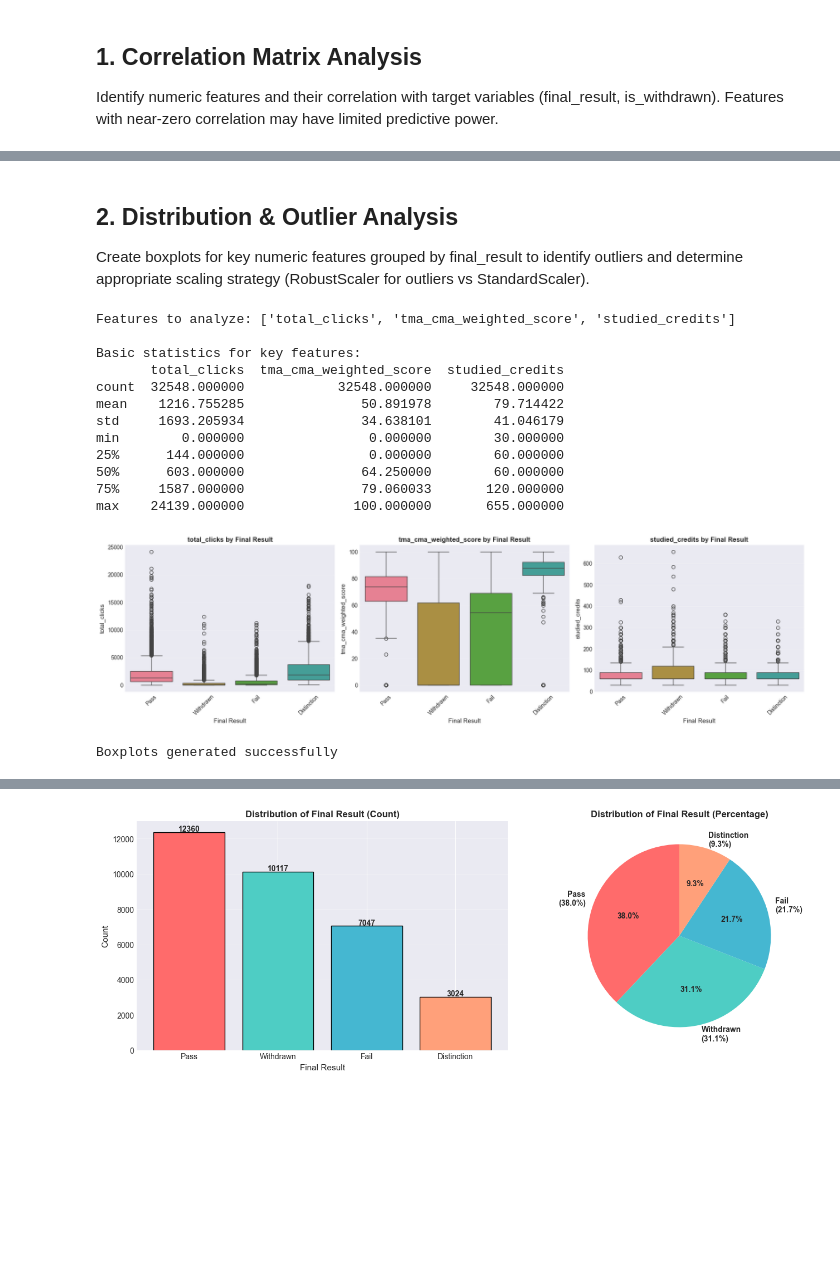
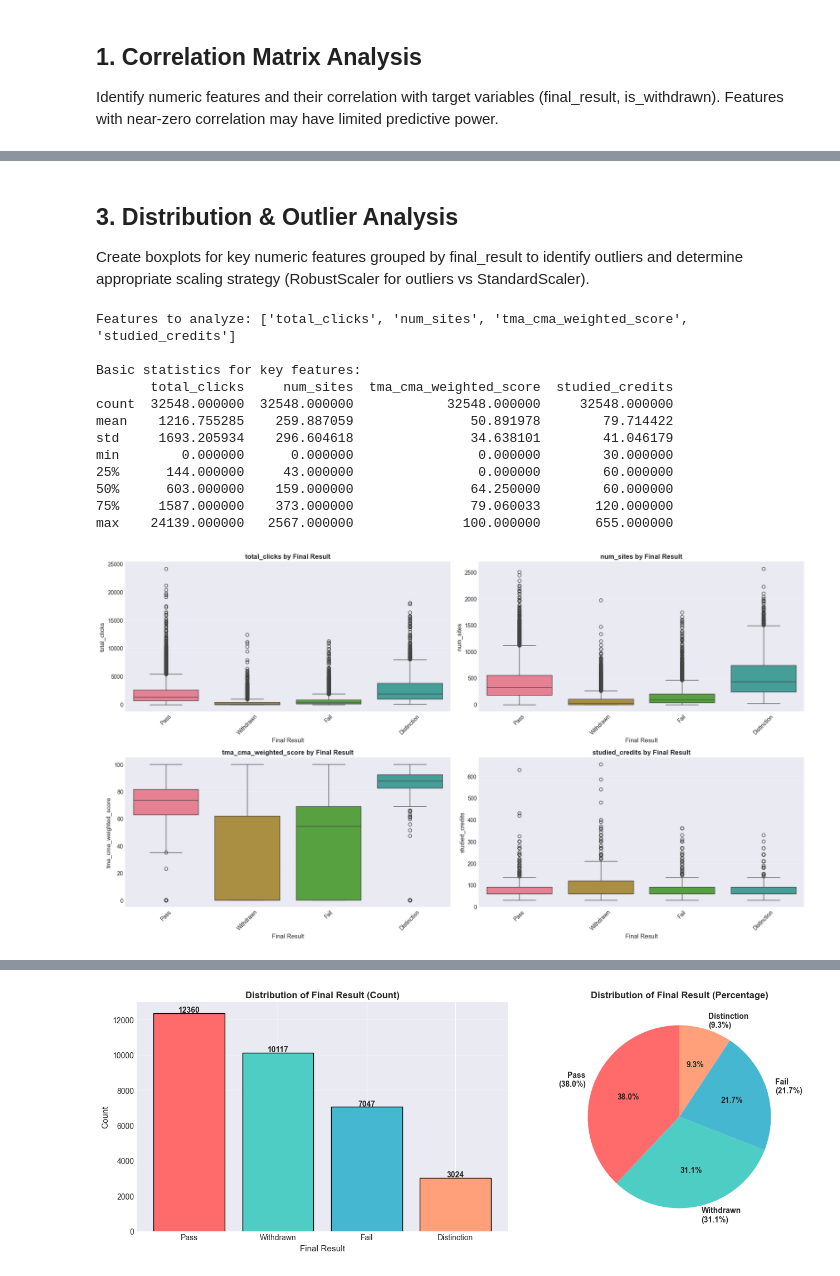
Before and after one commit to Lithika-Ramesh/data-mining, a Jupyter notebook: analysis/eda_visualizations.ipynb, the cells around one changed output, grey strips where cells are left out. Drawn from its saved outputs; the diff is of its cells as text; code cells hidden in the pictures; blank space fills up the shorter version.

```diff
--- a/analysis/eda_visualizations.ipynb
+++ b/analysis/eda_visualizations.ipynb
@@ -213,0 +187,16 @@ Name: is_withdrawn, dtype: float64
+# %%
+# Set known and target features
+known_features = [col for col in df_numeric.columns if col not in ['final_result', 'is_withdrawn']]
+target_final = 'final_result'
+target_withdrawn = 'is_withdrawn'
+
+# Dropping date_unregistered, contains NaN values
+known_features.remove('date_unregistration')
+mutual_info_target_final = mutual_info_regression(df_numeric[known_features], df_numeric[target_final])
+
+# Display mutual information results
+print("="*80)
+print("MUTUAL INFORMATION WITH TARGET VARIABLES: final_result")
+print("\nMutual Information with final_result:")
+for feature, mi in zip(known_features, mutual_info_target_final):
+    print(f"{feature}: {mi:.4f}")
@@ -214,56 +264,61 @@ Name: is_withdrawn, dtype: float64
 # %% [markdown]
-## 2. Distribution & Outlier Analysis
+## 3. Distribution & Outlier Analysis
 
 Create boxplots for key numeric features grouped by final_result to identify outliers and determine appropriate scaling strategy (RobustScaler for outliers vs StandardScaler).
 # %%
 # Key features to analyze
-features_to_analyze = ['total_clicks', 'tma_cma_weighted_score', 'studied_credits']
+features_to_analyze = ['total_clicks', 'num_sites', 'tma_cma_weighted_score', 'studied_credits']
 features_present = [col for col in features_to_analyze if col in df.columns]
 
 print(f"Features to analyze: {features_present}")
 print(f"\nBasic statistics for key features:")
 print(df[features_present].describe())
 # %% [output]
-Features to analyze: ['total_clicks', 'tma_cma_weighted_score', 'studied_credits']
+Features to analyze: ['total_clicks', 'num_sites', 'tma_cma_weighted_score', 'studied_credits']
 
 Basic statistics for key features:
-       total_clicks  tma_cma_weighted_score  studied_credits
-count  32548.000000            32548.000000     32548.000000
-mean    1216.755285               50.891978        79.714422
-std     1693.205934               34.638101        41.046179
-min        0.000000                0.000000        30.000000
-25%      144.000000                0.000000        60.000000
-50%      603.000000               64.250000        60.000000
-75%     1587.000000               79.060033       120.000000
-max    24139.000000              100.000000       655.000000
+       total_clicks     num_sites  tma_cma_weighted_score  studied_credits
+count  32548.000000  32548.000000            32548.000000     32548.000000
+mean    1216.755285    259.887059               50.891978        79.714422
+std     1693.205934    296.604618               34.638101        41.046179
+min        0.000000      0.000000                0.000000        30.000000
+25%      144.000000     43.000000                0.000000        60.000000
+50%      603.000000    159.000000               64.250000        60.000000
+75%     1587.000000    373.000000               79.060033       120.000000
+max    24139.000000   2567.000000              100.000000       655.000000
 # %%
 # Create boxplots grouped by final_result
-fig, axes = plt.subplots(1, 3, figsize=(18, 5))
+# Adjusted figsize to (18, 10) because 2x2 plots need more height than 5
+fig, axes = plt.subplots(2, 2, figsize=(18, 10))
+
+# The Magic Fix: Flatten the 2D array into 1D
+axes_flat = axes.flatten()
 
 for idx, feature in enumerate(features_present):
     sns.boxplot(
         data=df,
         x='final_result',
         y=feature,
-        ax=axes[idx],
+        ax=axes_flat[idx], # Pass the flattened index
         hue='final_result',
         legend=False
     )
-    axes[idx].set_title(f'{feature} by Final Result', fontsize=12, fontweight='bold')
-    axes[idx].set_xlabel('Final Result', fontsize=11)
-    axes[idx].set_ylabel(feature, fontsize=11)
-    axes[idx].grid(axis='y', alpha=0.3)
+    axes_flat[idx].set_title(f'{feature} by Final Result', fontsize=12, fontweight='bold')
+    axes_flat[idx].set_xlabel('Final Result', fontsize=11)
+    axes_flat[idx].set_ylabel(feature, fontsize=11)
+    axes_flat[idx].grid(axis='y', alpha=0.3)
 
-    # Rotate x labels if needed
-    axes[idx].tick_params(axis='x', rotation=45)
+    # Rotate x labels for better readability
+    axes_flat[idx].tick_params(axis='x', rotation=45)
+
+# Clean up any empty subplots if features_present < 4
+for i in range(len(features_present), len(axes_flat)):
+    fig.delaxes(axes_flat[i])
 
 plt.tight_layout()
 plt.show()
-
-print("Boxplots generated successfully")
 # %% [output]
-[figure, old version]
+[figure, new version]
-Boxplots generated successfully
 # %%
 # Detailed outlier analysis
 print("="*80)
```
Also changed, not shown: parts of 21 cells of this notebook.
